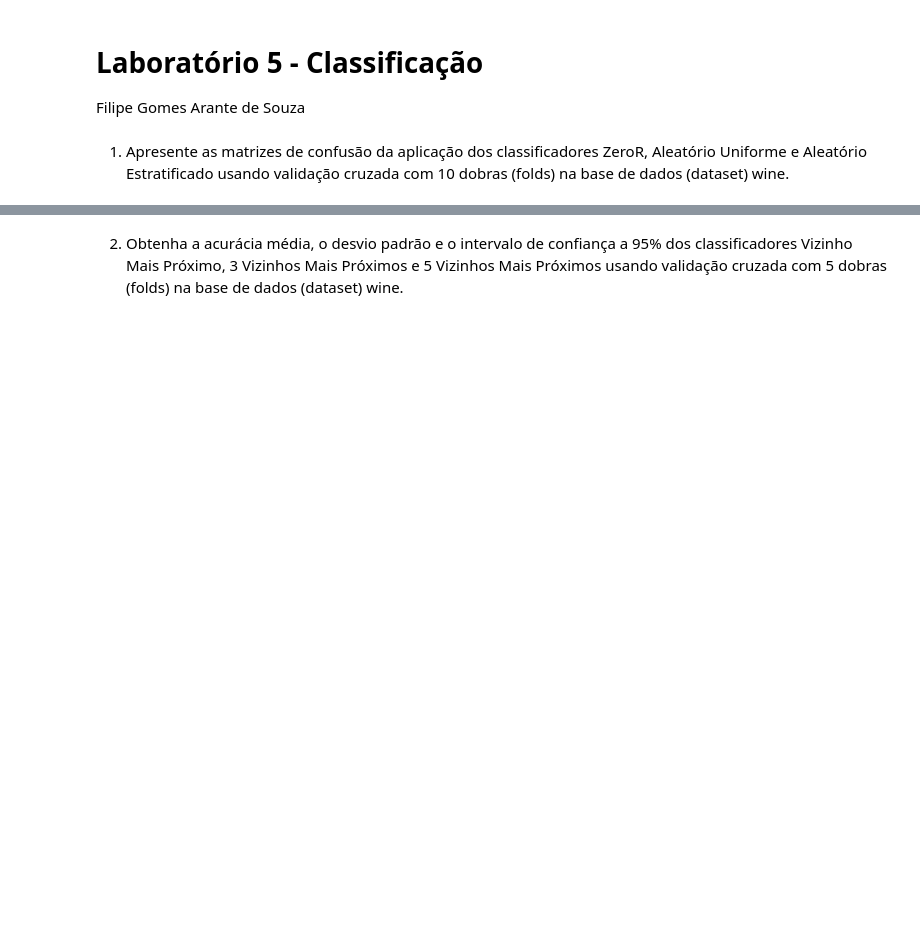
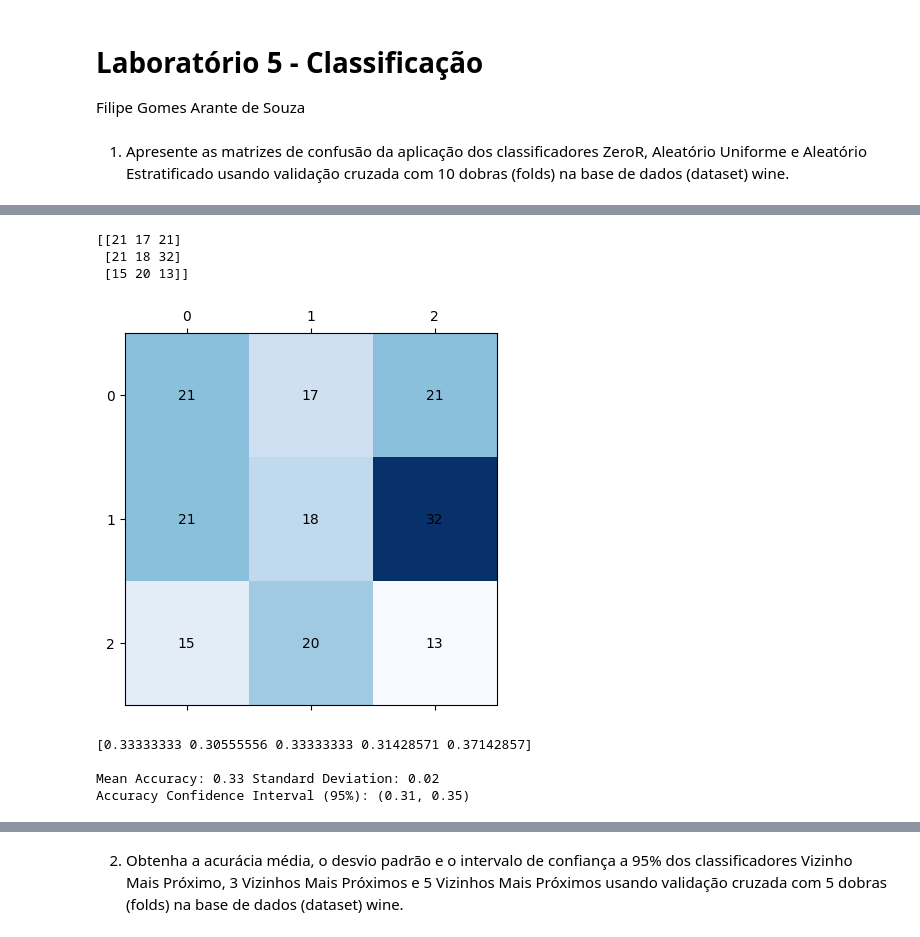
Before and after one commit to gomesfilipe/inteligencia-artificial, a Jupyter notebook: labs/lab5/lab5.ipynb, the cells around one changed output, grey strips where cells are left out. Saved outputs shown, nothing was run; the diff lists cells and outputs as text; code cells hidden in the pictures; blank space fills up the shorter version.

```diff
--- a/labs/lab5/lab5.ipynb
+++ b/labs/lab5/lab5.ipynb
@@ -7,0 +61,38 @@ wine.
+# %%
+# Classificador aleatório uniforme
+aU = DummyClassifier(strategy='uniform')
+
+y_pred = cross_val_predict(aU, wine_X, wine_y, cv=5)
+conf_mat = confusion_matrix(wine_y, y_pred)
+
+print(conf_mat)
+
+plt.matshow(conf_mat, cmap=plt.cm.Blues)
+for i in range(len(conf_mat)):
+    for j in range(len(conf_mat)):
+        plt.text(j, i, conf_mat[i][j], va="center", ha="center")
+
+plt.show()
+
+scores = cross_val_score(aU, wine_X, wine_y, scoring='accuracy',
+                         cv = 5)
+
+print(scores)
+
+mean = scores.mean()
+std = scores.std()
+inf, sup = stats.norm.interval(0.95, loc=mean,
+                               scale=std/np.sqrt(len(scores)))
+
+print("\nMean Accuracy: %0.2f Standard Deviation: %0.2f" % (mean, std))
+print ("Accuracy Confidence Interval (95%%): (%0.2f, %0.2f)\n" %
+       (inf, sup))
+# %% [output]
+[[21 17 21]
+ [21 18 32]
+ [15 20 13]]
+[figure, added]
+[0.33333333 0.30555556 0.33333333 0.31428571 0.37142857]
+
+Mean Accuracy: 0.33 Standard Deviation: 0.02
+Accuracy Confidence Interval (95%): (0.31, 0.35)
```
Also changed, not shown: parts of 10 cells of this notebook.
